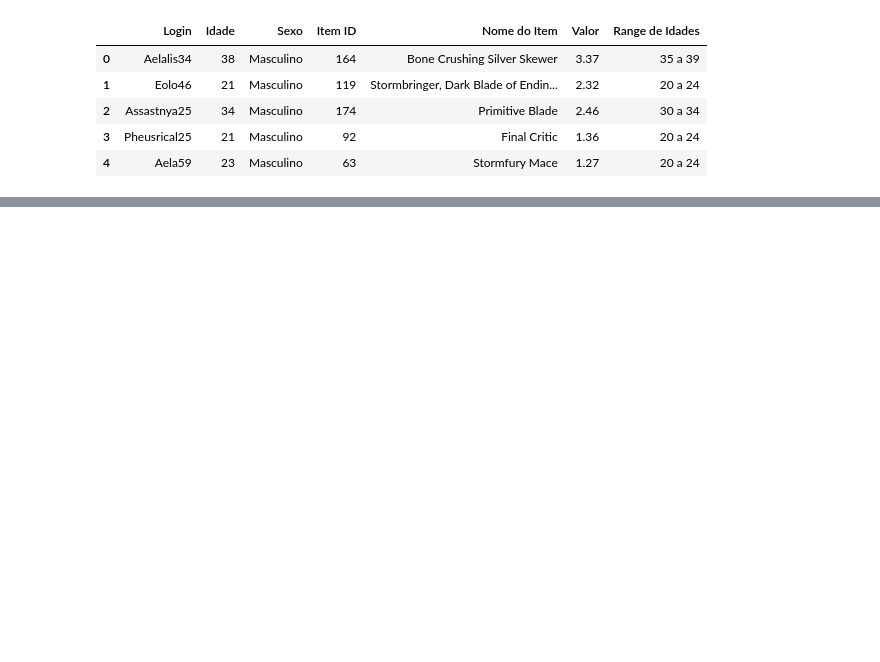
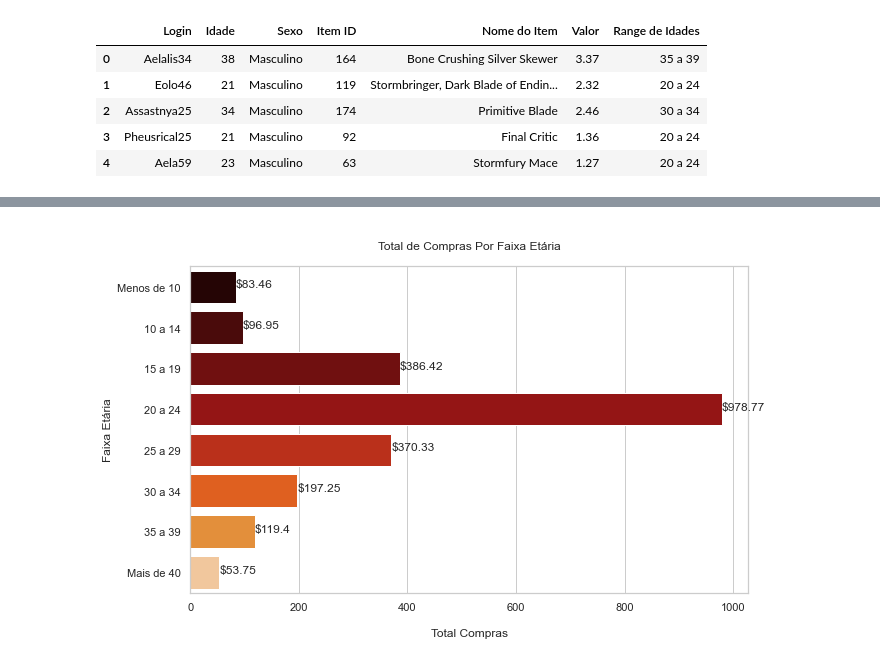
Before and after one commit to felipetac/compras-data-analytics-python, a Jupyter notebook: compras-data-analytics.ipynb, the cells around one changed output, grey strips where cells are left out. Drawn from its saved outputs; the diff is of its cells as text; code cells hidden in the pictures; blank space fills up the shorter version.

```diff
--- a/compras-data-analytics.ipynb
+++ b/compras-data-analytics.ipynb
@@ -219,0 +242,15 @@ df_idade
+# %%
+# Plot
+plt.figure(figsize = (10,6))
+sns.barplot(x = df_idade['Total Compra'], y = df_idade['Range de Idades'], orient = "h", palette = "gist_heat")
+plt.ylabel('Faixa Etária')
+plt.xlabel("\nTotal Compras")
+plt.title('\nTotal de Compras Por Faixa Etária\n')
+
+# Textos do gráfico
+for i in range(len(df_idade.index)):
+    plt.text(df_idade['Total Compra'][i], i + 0.01, "$" + str(round(df_idade['Total Compra'][i], 2)))
+
+plt.show()
+# %% [output]
+[figure, added]
```
Also changed, not shown: parts of 13 cells of this notebook.
